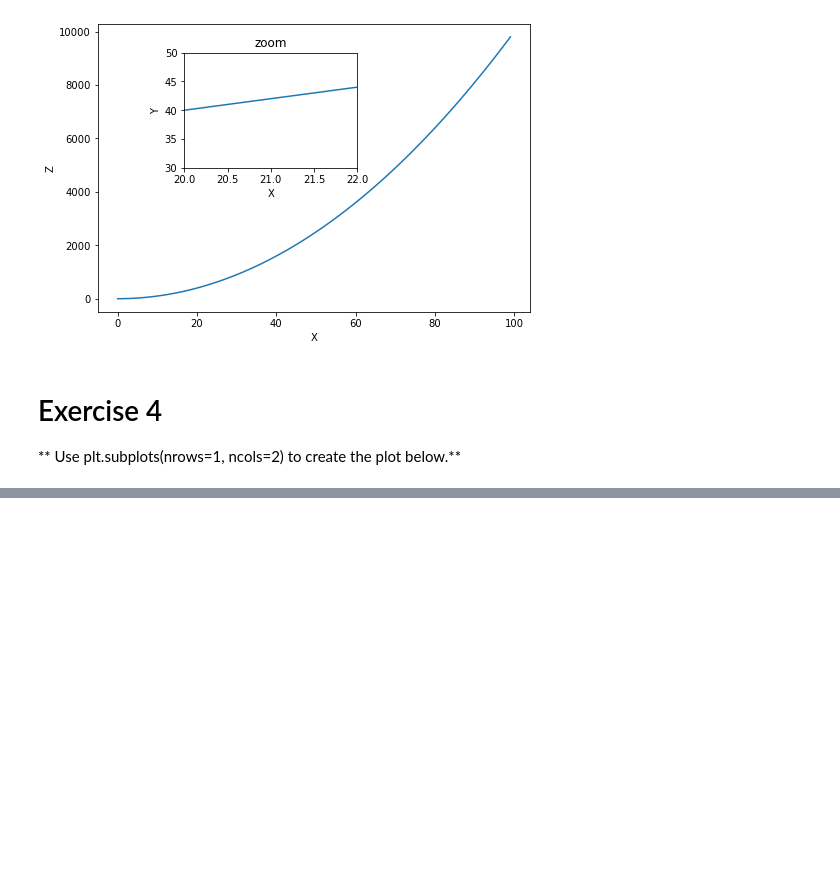
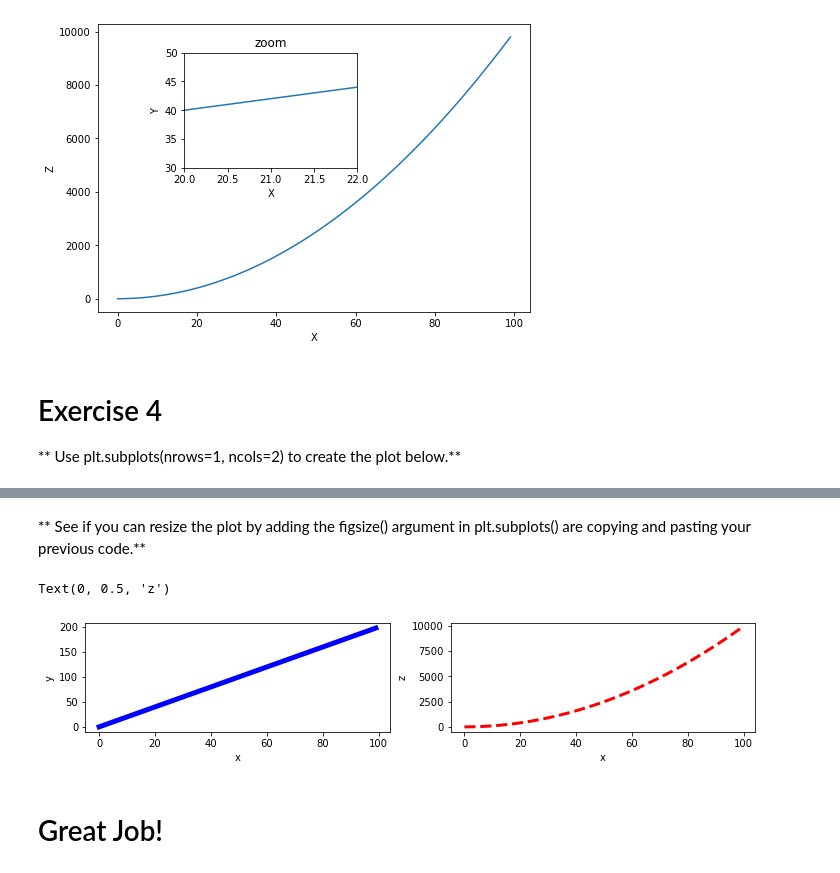
Before and after one commit to Atik1000/Machine-Learning-with-Python-Zero-to-GBMs, a Jupyter notebook: 4. Matplotlib/Matplotlib_Exercises_Solutions.ipynb, the cells around one changed output, grey strips where cells are left out. Drawn from its saved outputs; the diff is of its cells as text; code cells hidden in the pictures; blank space fills up the shorter version.

```diff
--- a/4. Matplotlib/Matplotlib_Exercises_Solutions.ipynb
+++ b/4. Matplotlib/Matplotlib_Exercises_Solutions.ipynb
@@ -97,0 +111,17 @@ fig
+# %% [markdown]
+** See if you can resize the plot by adding the figsize() argument in plt.subplots() are copying and pasting your previous code.**
+# %%
+fig, axes = plt.subplots(nrows=1, ncols=2,figsize=(12,2))
+
+axes[0].plot(x,y,color="blue", lw=5)
+axes[0].set_xlabel('x')
+axes[0].set_ylabel('y')
+
+axes[1].plot(x,z,color="red", lw=3, ls='--')
+axes[1].set_xlabel('x')
+axes[1].set_ylabel('z')
+# %% [output]
+Text(0, 0.5, 'z')
+[figure, added]
+# %% [markdown]
+# Great Job!
```
Also changed, not shown: parts of 3 cells of this notebook, 1 other file.
